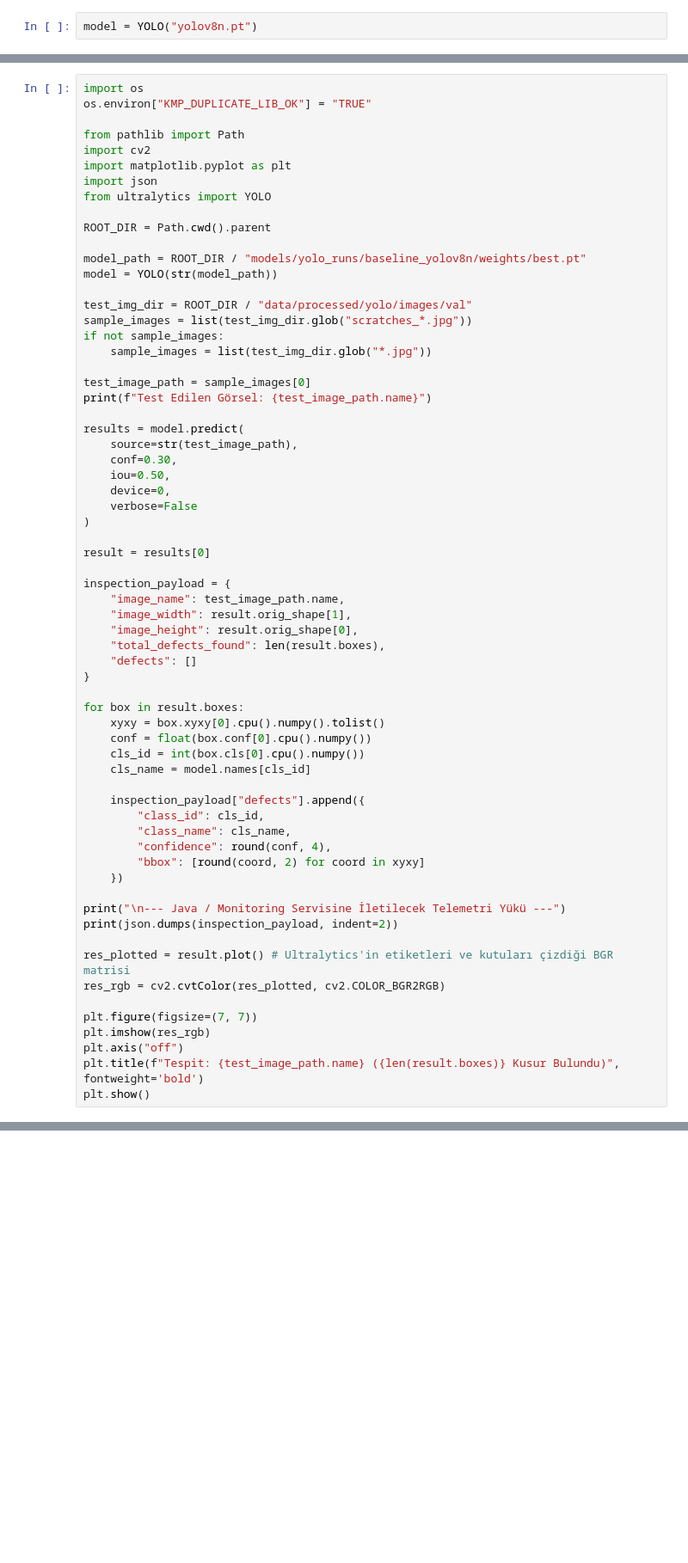
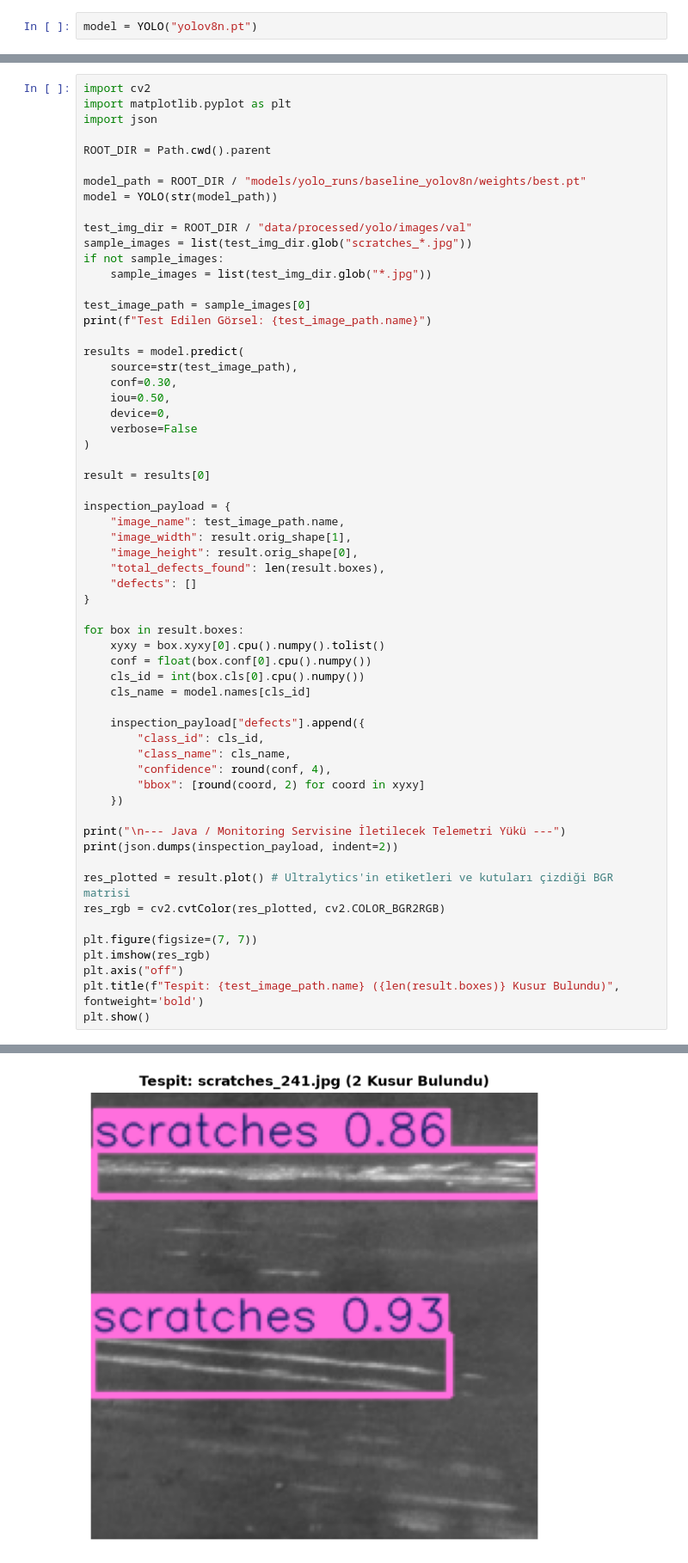
Before and after one commit to ali-dotcomdev/defect-detection, a Jupyter notebook: notebooks/03_yolo_detection.ipynb, the cells around one changed output, grey strips where cells are left out. Shown at 86% size. Drawn from its saved outputs; the diff is of its cells as text; blank space fills up the shorter version.

```diff
--- a/notebooks/03_yolo_detection.ipynb
+++ b/notebooks/03_yolo_detection.ipynb
@@ -35,12 +70,7 @@ results = model.train(
 # %%
-import os
-os.environ["KMP_DUPLICATE_LIB_OK"] = "TRUE"
-
-from pathlib import Path
 import cv2
 import matplotlib.pyplot as plt
 import json
-from ultralytics import YOLO
 
 ROOT_DIR = Path.cwd().parent
 
@@ -97,3 +127,4 @@ plt.imshow(res_rgb)
 plt.axis("off")
 plt.title(f"Tespit: {test_image_path.name} ({len(result.boxes)} Kusur Bulundu)", fontweight='bold')
 plt.show()
+# %% [output]
@@ -100,3 +148,4 @@ plt.show()
+[figure, added]
 # %%
 
 metrics = model.val()
```
Also changed, not shown: parts of 4 cells of this notebook, 1 other file.
